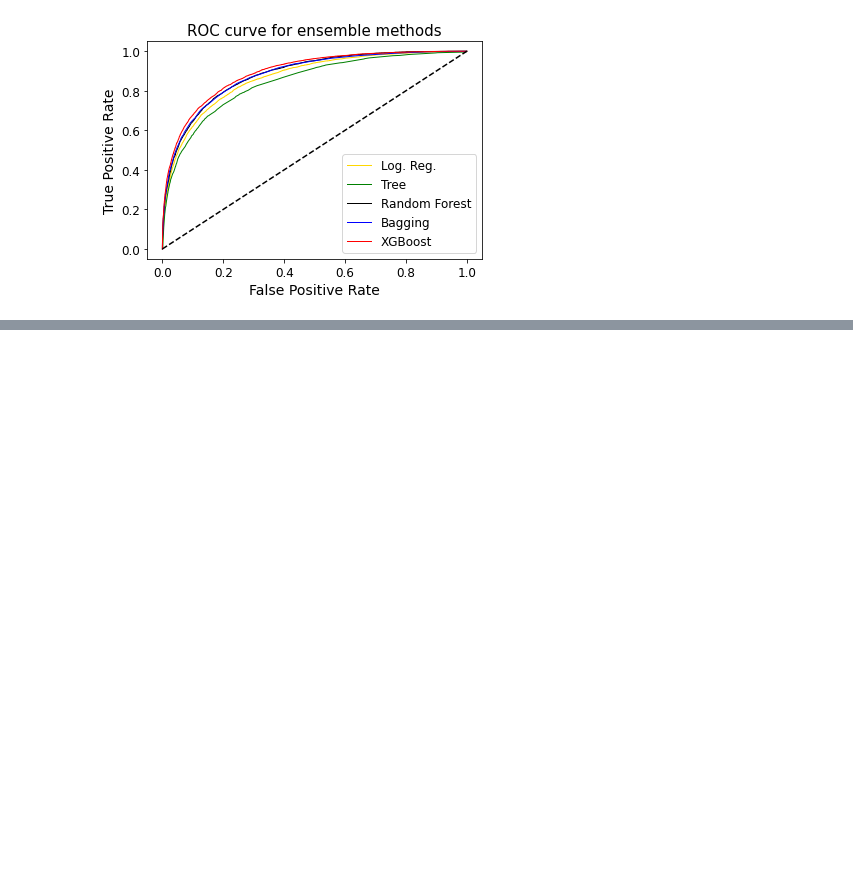
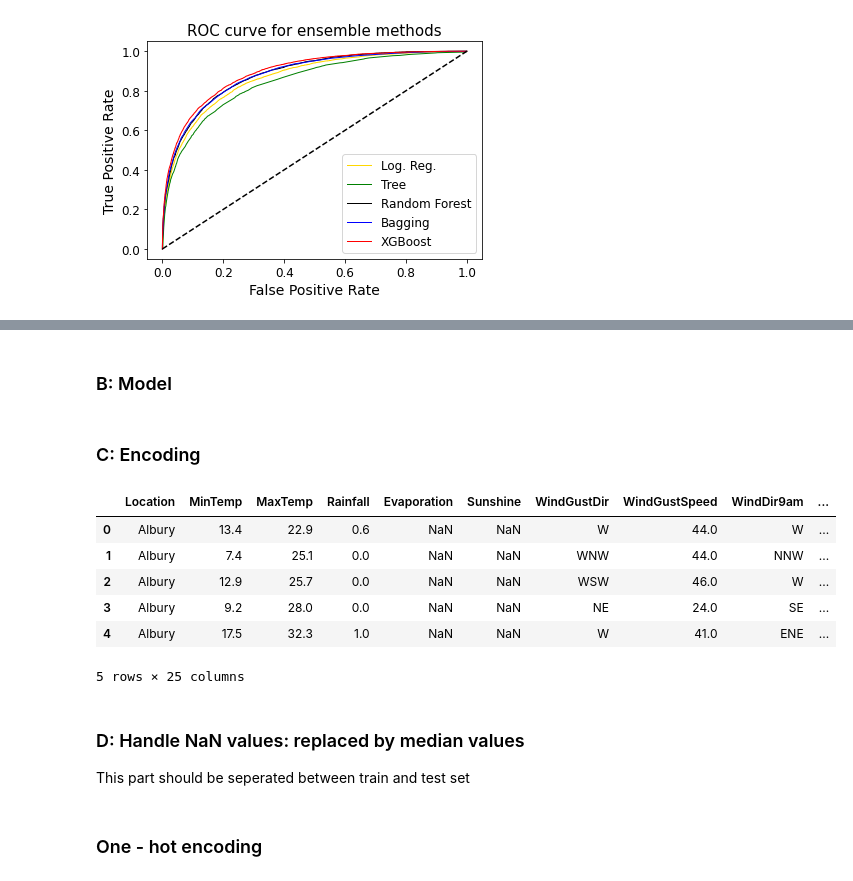
Before and after one commit to engyssimo/MLProjectNucphys, a Jupyter notebook: Project2/Project2Notebook.ipynb, the cells around one changed output, grey strips where cells are left out. Cells and saved outputs as stored; diff of their text form; code cells hidden in the pictures; blank space fills up the shorter version.

Commit message:
Final notebook Project2

```diff
--- a/Project2/Project2Notebook.ipynb
+++ b/Project2/Project2Notebook.ipynb
@@ -612,0 +660,17 @@ plt.savefig("ROC_ensemble.png",bbox_inches="tight")
+# %%
+# Loading our dataset
+url = 'https://raw.githubusercontent.com/engyssimo/MLProjectNucphys/main/Project2/Data/weatherAUS.csv'
+data = pd.read_csv(url)
+
+print(data.info())
+print("----------------------------")
+print(data.shape)
+
+# Loading our dataset
+data["Date"] = pd.to_datetime(data["Date"])       # Change to datetime type so we can then divide into year , month and day
+data["Year"] = data["Date"].dt.year
+data["Month"] = data["Date"].dt.month
+data["Day"] = data["Date"].dt.day
+data.drop("Date",axis=1,inplace=True)
+data.head()
+data.isnull().sum()
@@ -612,0 +699,4 @@ plt.savefig("ROC_ensemble.png",bbox_inches="tight")
+# %%
+# categorical feature
+cat_feature = [i for i in data.columns if data[i].dtype=='O']
+data[cat_feature].head()
@@ -612,0 +710,7 @@ plt.savefig("ROC_ensemble.png",bbox_inches="tight")
+# %%
+for col in cat_feature:
+    if data[col].isnull().sum() !=0 :
+        common = data[col].mode()[0]         # returns the most frequent value
+        data[col] = data[col].fillna(common)
+# %% [markdown]
+### B: Model
@@ -612,0 +772,16 @@ plt.savefig("ROC_ensemble.png",bbox_inches="tight")
+# %% [markdown]
+### C: Encoding
+# %%
+df = data.copy()
+df.head()
+# %% [output]
+|  | Location | MinTemp | MaxTemp | Rainfall | Evaporation | Sunshine | WindGustDir | WindGustSpeed | WindDir9am | ... |
+| 0 | Albury | 13.4 | 22.9 | 0.6 | NaN | NaN | W | 44.0 | W | ... |
+| 1 | Albury | 7.4 | 25.1 | 0.0 | NaN | NaN | WNW | 44.0 | NNW | ... |
+| 2 | Albury | 12.9 | 25.7 | 0.0 | NaN | NaN | WSW | 46.0 | W | ... |
+| 3 | Albury | 9.2 | 28.0 | 0.0 | NaN | NaN | NE | 24.0 | SE | ... |
+| 4 | Albury | 17.5 | 32.3 | 1.0 | NaN | NaN | W | 41.0 | ENE | ... |
+5 rows × 25 columns
+# %% [markdown]
+### D: Handle NaN values: replaced by median values
+This part should be seperated between train and test set
@@ -612,0 +799,2 @@ plt.savefig("ROC_ensemble.png",bbox_inches="tight")
+# %% [markdown]
+ ### One - hot encoding
```
Also changed, not shown: parts of 27 cells of this notebook, 10 other files.
